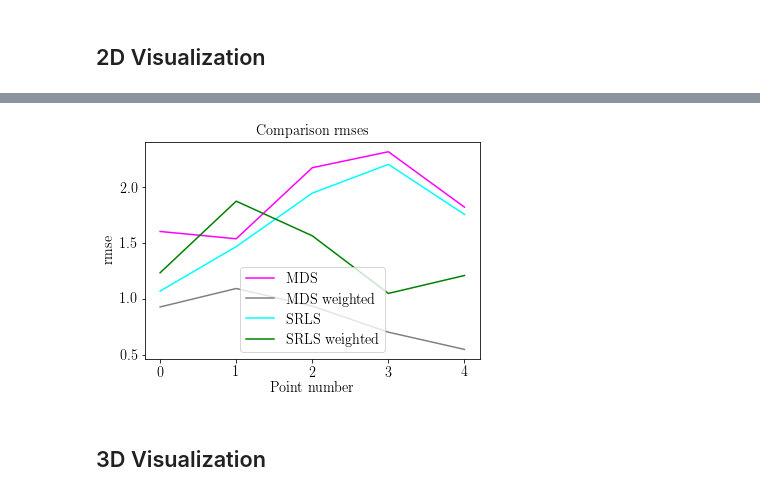
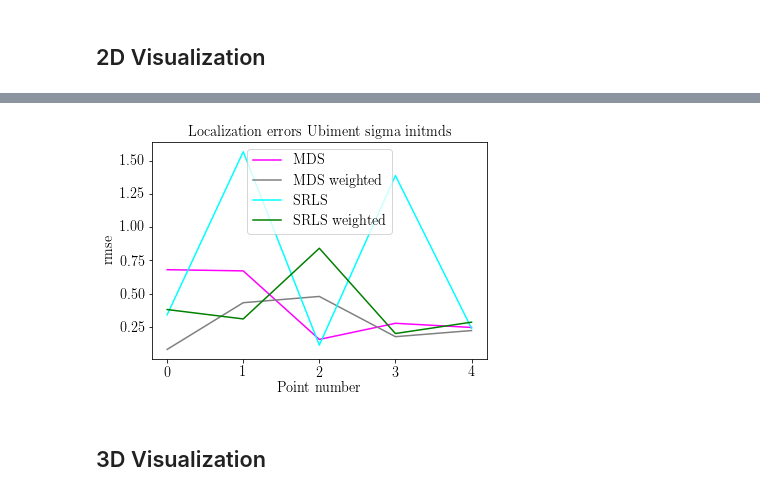
Before and after one commit to LCAV/pylocus, a Jupyter notebook: EvaluateData.ipynb, the cells around one changed output, grey strips where cells are left out. Saved outputs shown, nothing was run; the diff lists cells and outputs as text; code cells hidden in the pictures.

```diff
--- a/EvaluateData.ipynb
+++ b/EvaluateData.ipynb
@@ -14,8 +14,8 @@ import plots_cti as plots
 from experiments import read_experimental_data,N_POSITIONS
 
 #tool = 'Pozyx'
-#tool = 'Ubiment'
-tool = 'Beacon'
+tool = 'Ubiment'
+#tool = 'Beacon'
 
 april_tag_id = 333
 pozyx_tag_id = 28486
@@ -311,15 +334,15 @@ rmse srls weighted 1.2109723027587804
 # %%
-COLORS = ["black", "blue", "fuchsia", "gray", "aqua", "green", "lime",
-          "maroon", "navy", "olive", "purple", "red", "silver", "teal", "yellow"]
+from plots_cti import COLORS
 for i,method in enumerate(rmses):
     plt.plot(method,label=names[i+1],color=COLORS[i+2])
 plt.legend(loc='best')
 plt.xlabel('Point number')
 plt.ylabel('rmse')
-plt.title('Comparison rmses')
+plt.title('Localization errors {} {} initmds'.format(tool,weight_method))
+plt.savefig('results/rmse_{}_{}_initmds.png'.format(tool,weight_method))
 plt.show()
 # %% [output]
-[figure, old version]
+[figure, new version]
 # %% [markdown]
 ## 3D Visualization
 # %%
```
Also changed, not shown: parts of 8 cells of this notebook, 8 other files.
